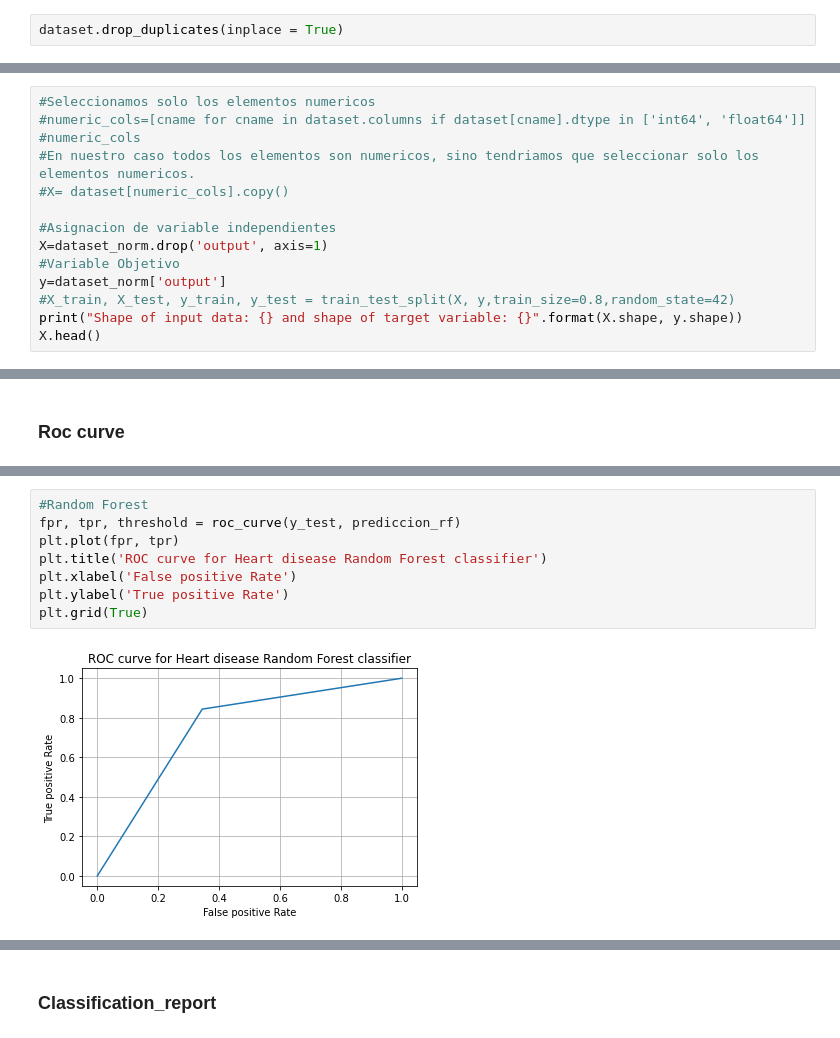
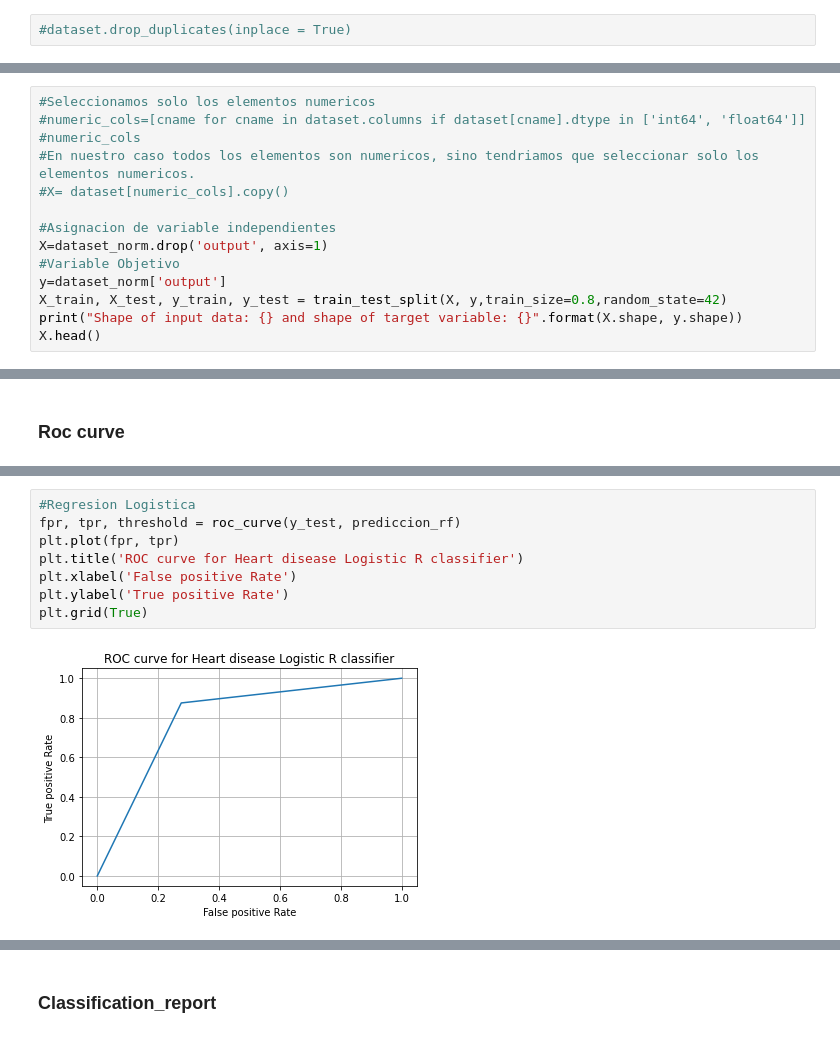
Before and after one commit to migueldemollet/ApCLaboratorio, a Jupyter notebook: Clasificacion/Clasificacion.ipynb, the cells around one changed output, grey strips where cells are left out. Saved outputs shown, nothing was run; the diff lists cells and outputs as text.

```diff
--- a/Clasificacion/Clasificacion.ipynb
+++ b/Clasificacion/Clasificacion.ipynb
@@ -525,5 +508,5 @@ dataset[dataset.duplicated() == True]
 # %%
-dataset.drop_duplicates(inplace = True)
+#dataset.drop_duplicates(inplace = True)
 # %%
 fig, ax = plt.subplots(ncols = 7, nrows = 2, figsize = (10, 10))
 index = 0
@@ -1017,7 +1000,7 @@ modelos.sort_values(by="Precision", ascending=False)
 X=dataset_norm.drop('output', axis=1)
 #Variable Objetivo
 y=dataset_norm['output']
-#X_train, X_test, y_train, y_test = train_test_split(X, y,train_size=0.8,random_state=42)
+X_train, X_test, y_train, y_test = train_test_split(X, y,train_size=0.8,random_state=42)
 print("Shape of input data: {} and shape of target variable: {}".format(X.shape, y.shape))
 X.head()
 # %% [output]
@@ -1186,13 +1169,13 @@ plt.grid(True)
 # %%
-#Random Forest
+#Regresion Logistica
 fpr, tpr, threshold = roc_curve(y_test, prediccion_rf)
 plt.plot(fpr, tpr)
-plt.title('ROC curve for Heart disease Random Forest classifier')
+plt.title('ROC curve for Heart disease Logistic R classifier')
 plt.xlabel('False positive Rate')
 plt.ylabel('True positive Rate')
 plt.grid(True)
 # %% [output]
-[figure, old version]
+[figure, new version]
 # %%
 fig, ax = plt.subplots()
 ax.plot(fpr, tpr)
```
Also changed, not shown: parts of 63 cells of this notebook, 3 other files.
